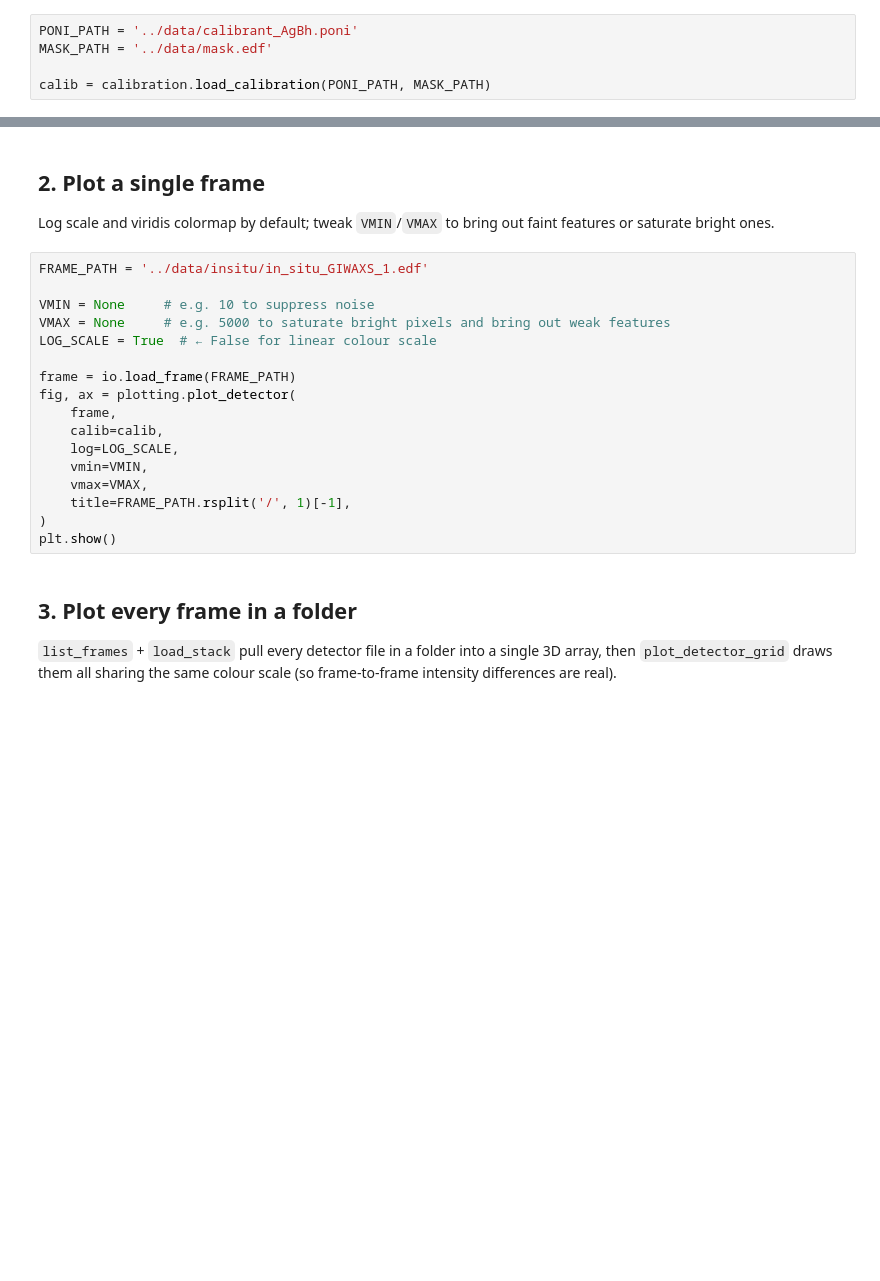
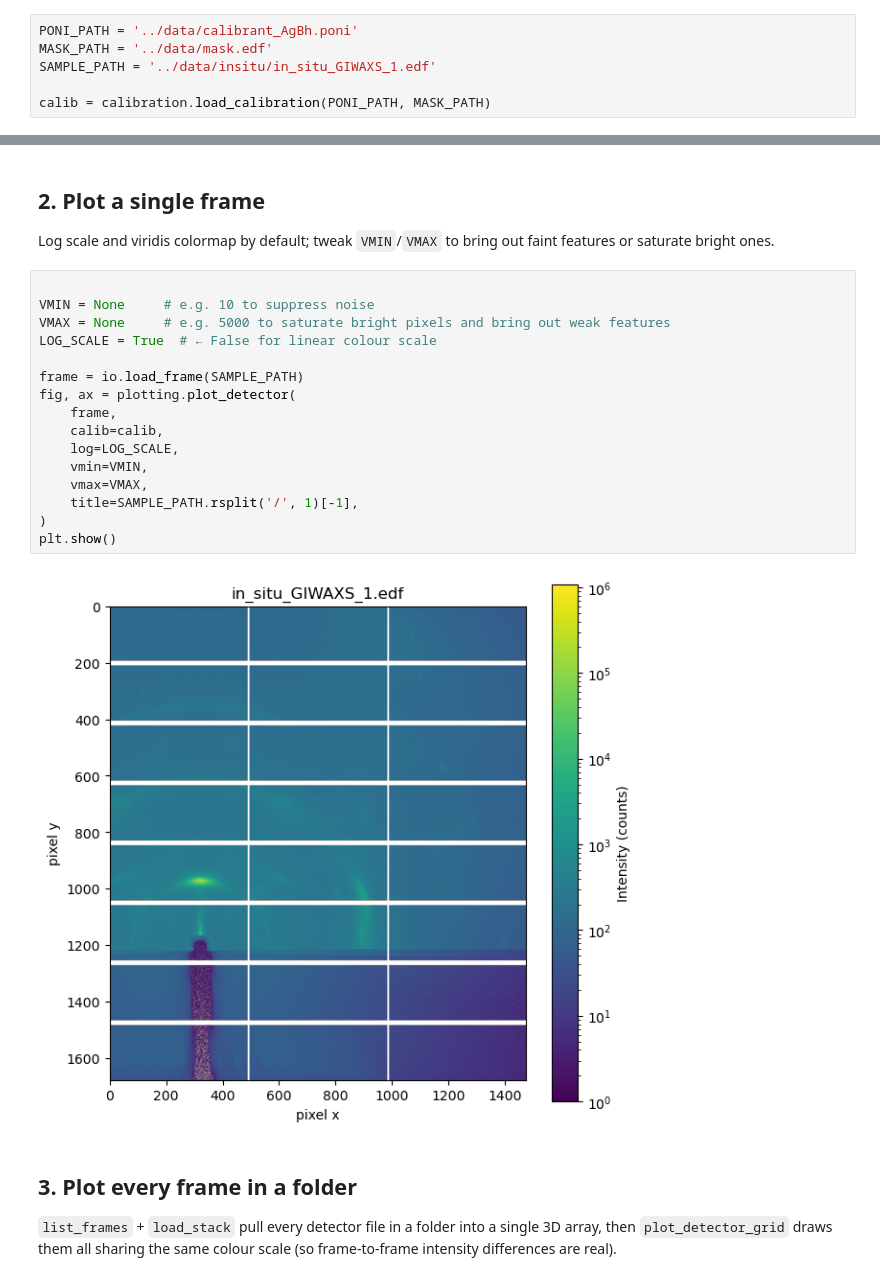
Before and after one commit to omgough/giwaxs-analysis, a Jupyter notebook: notebooks/02_plot_raw_frames.ipynb, the cells around one changed output, grey strips where cells are left out. Drawn from its saved outputs; the diff is of its cells as text; blank space fills up the shorter version.

```diff
--- a/notebooks/02_plot_raw_frames.ipynb
+++ b/notebooks/02_plot_raw_frames.ipynb
@@ -19,5 +19,6 @@ You can skip this cell entirely and pass `calib=None` below — you'll just see
 # %%
 PONI_PATH = '../data/calibrant_AgBh.poni'
 MASK_PATH = '../data/mask.edf'
+SAMPLE_PATH = '../data/insitu/in_situ_GIWAXS_1.edf'
 
 calib = calibration.load_calibration(PONI_PATH, MASK_PATH)
@@ -26,22 +29,23 @@ calib = calibration.load_calibration(PONI_PATH, MASK_PATH)
 
 Log scale and viridis colormap by default; tweak `VMIN`/`VMAX` to bring out faint features or saturate bright ones.
 # %%
-FRAME_PATH = '../data/insitu/in_situ_GIWAXS_1.edf'
 
 VMIN = None     # e.g. 10 to suppress noise
 VMAX = None     # e.g. 5000 to saturate bright pixels and bring out weak features
 LOG_SCALE = True  # ← False for linear colour scale
 
-frame = io.load_frame(FRAME_PATH)
+frame = io.load_frame(SAMPLE_PATH)
 fig, ax = plotting.plot_detector(
     frame,
     calib=calib,
     log=LOG_SCALE,
     vmin=VMIN,
     vmax=VMAX,
-    title=FRAME_PATH.rsplit('/', 1)[-1],
+    title=SAMPLE_PATH.rsplit('/', 1)[-1],
 )
 plt.show()
+# %% [output]
+[figure, added]
 # %% [markdown]
 ## 3. Plot every frame in a folder
 
```
Also changed, not shown: parts of 5 cells of this notebook, 1 other file.
